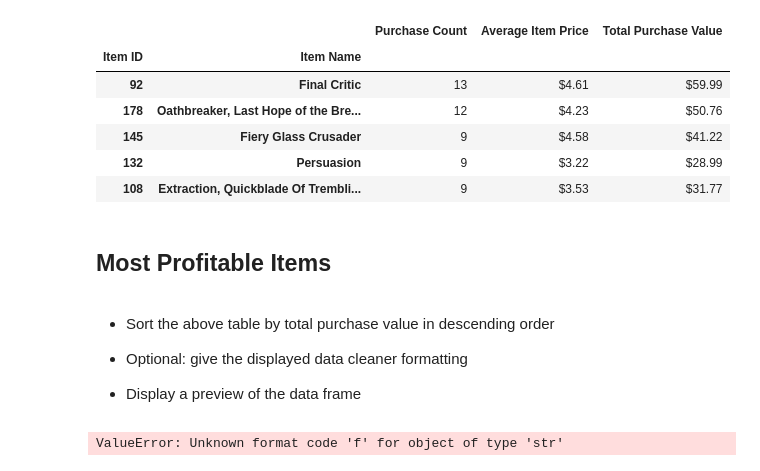
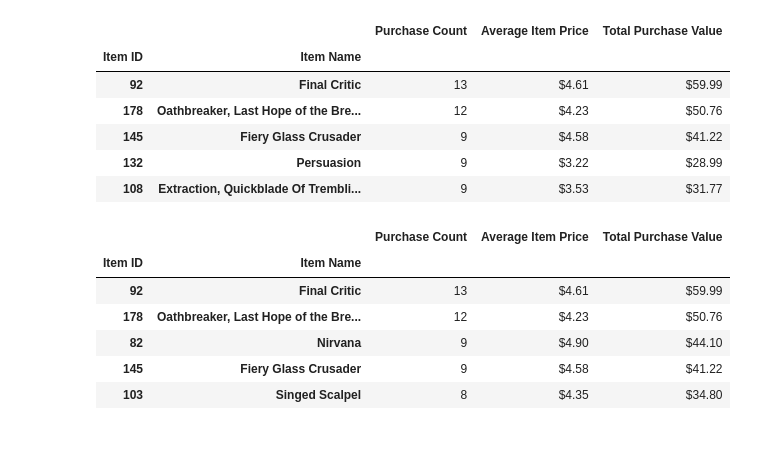
Before and after one commit to KKornegay/pandas-challenge, a Jupyter notebook: HeroesOfPymoli/HeroesOfPymoli.ipynb, the cells around one changed output. Drawn from its saved outputs; the diff is of its cells as text; code cells hidden in the pictures; blank space fills up the shorter version.

```diff
--- a/HeroesOfPymoli/HeroesOfPymoli.ipynb
+++ b/HeroesOfPymoli/HeroesOfPymoli.ipynb
@@ -458,22 +344,38 @@ most_pop_items_df.head()
 | 145 | Fiery Glass Crusader | 9 | $4.58 | $41.22 |
 | 132 | Persuasion | 9 | $3.22 | $28.99 |
 | 108 | Extraction, Quickblade Of Trembli... | 9 | $3.53 | $31.77 |
-# %% [markdown]
-## Most Profitable Items
-# %% [markdown]
-* Sort the above table by total purchase value in descending order
-
-
-* Optional: give the displayed data cleaner formatting
-
-
-* Display a preview of the data frame
-# %%
-most_pop_items_df = most_pop_items_df.sort_values("Total Purchase Value", ascending=False)
-
-most_pop_items_df["Average Item Price"] = most_pop_items_df["Average Item Price"].map("${0:,.2f}".format)
-most_pop_items_df["Total Purchase Value"] = most_pop_items_df["Total Purchase Value"].map("${0:,.2f}".format)
-
-most_pop_items_df.head()
-# %% [output]
-ValueError: Unknown format code 'f' for object of type 'str'
+# %%
+#Group by item ID and ID name
+prof_items_df = purchase_data_df.groupby(["Item ID", "Item Name"])
+
+#Calculate purchase count
+purchase_count_prof = prof_items_df["Item ID"].count()
+
+#Calculate average purchase price
+avg_purchase_price_prof = prof_items_df["Price"].mean()
+
+#Calculate total purchase value
+total_purchase_price_prof = prof_items_df["Price"].sum()
+
+#Create data frame
+prof_items_df = pd.DataFrame({"Purchase Count": purchase_count_prof,
+                              "Average Item Price": avg_purchase_price_prof,
+                              "Total Purchase Value": total_purchase_price_prof})
+
+#Sort total purchase value in decending order
+prof_items_df = prof_items_df.sort_values("Total Purchase Value", ascending=False)
+
+#Reformat columns
+prof_items_df["Average Item Price"] = prof_items_df["Average Item Price"].map("${0:,.2f}".format)
+prof_items_df["Total Purchase Value"] = prof_items_df["Total Purchase Value"].map("${0:,.2f}".format)
+
+#Print Data
+prof_items_df.head()
+# %% [output]
+|  |  | Purchase Count | Average Item Price | Total Purchase Value |
+| Item ID | Item Name |  |  |  |
+| 92 | Final Critic | 13 | $4.61 | $59.99 |
+| 178 | Oathbreaker, Last Hope of the Bre... | 12 | $4.23 | $50.76 |
+| 82 | Nirvana | 9 | $4.90 | $44.10 |
+| 145 | Fiery Glass Crusader | 9 | $4.58 | $41.22 |
+| 103 | Singed Scalpel | 8 | $4.35 | $34.80 |
```
Also changed, not shown: parts of 20 cells of this notebook, 1 other file.
